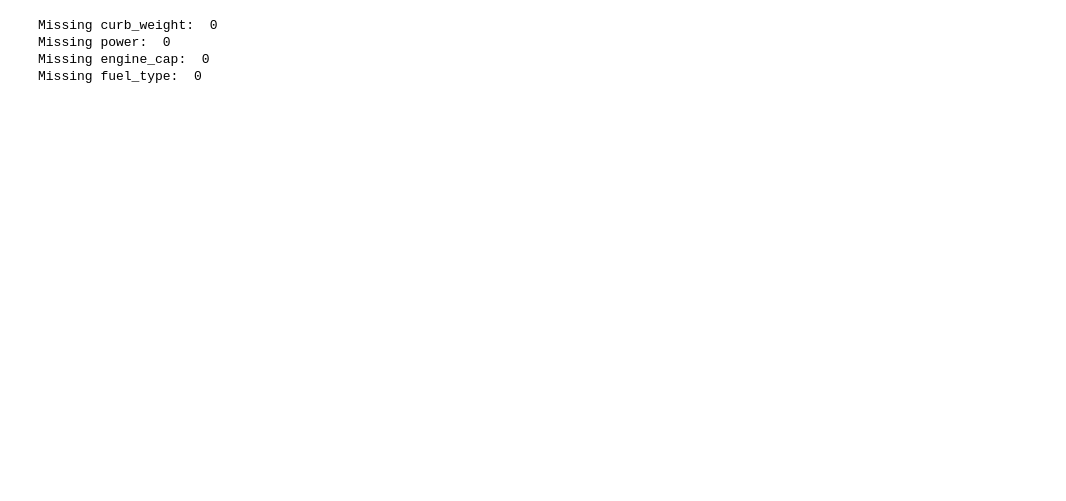
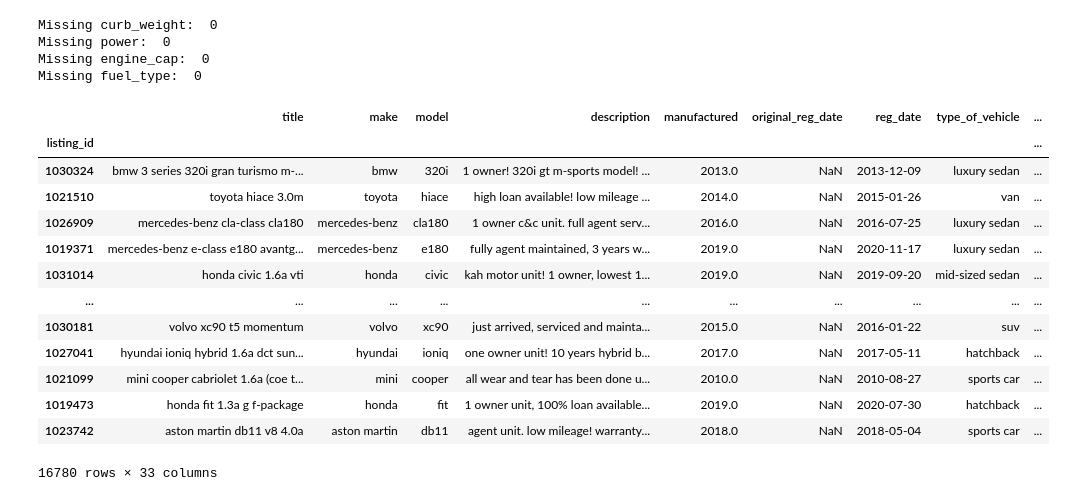
Before and after one commit to KrishnaKumarHariprasannan/cs5228-kpp, a Jupyter notebook: notebooks/cols_9_to_15.ipynb, the cells around one changed output. Cells and saved outputs as stored; diff of their text form; code cells hidden in the pictures; blank space fills up the shorter version.

Commit message:
a general transformer for converting values to categories

```diff
--- a/notebooks/cols_9_to_15.ipynb
+++ b/notebooks/cols_9_to_15.ipynb
@@ -186,6 +186,21 @@ class CarSpecsMissingWithTypeOfVehicle(BaseEstimator, TransformerMixin):
                 axis=1)
                 df.loc[:, col] = result
         return df
+# %%
+class ColumnValuesToCategory(BaseEstimator, TransformerMixin):
+    def __init__(self, col, new_col, bins, names):
+        self.bins = bins
+        self.names = names
+        self.col = col
+        self.new_col = new_col
+
+    def fit(self, df):
+        return self
+
+    def transform(self, input_df):
+        df = input_df.copy()
+        df[self.new_col] = pd.cut(df[self.col], bins, labels=names)
+        return df
 # %%
 pipeline_for_columns_9_to_15 = Pipeline(
     steps=[
@@ -196,7 +211,11 @@ pipeline_for_columns_9_to_15 = Pipeline(
         ("fuel_type", CarSpecificationsTransformer('fuel_type', ['make', 'model'], 'mode')),
         ("engine_cap", CarSpecificationsTransformer('engine_cap', ['make', 'model', 'type_of_vehicle', 'manufactured'])),
         ("fuel_type_missing", CarSpecsMissingWithTypeOfVehicle(['fuel_type'], 'mode')),
-        ("car_spec_missing", CarSpecsMissingWithTypeOfVehicle(['curb_weight', 'power', 'engine_cap'], 'mean'))
+        ("car_spec_missing", CarSpecsMissingWithTypeOfVehicle(['curb_weight', 'power', 'engine_cap'], 'mean')),
+        ("convert_value_to_category", ColumnValuesToCategory('engine_cap', 'engine_cap_range',
+                                                             [0, 600, 1000, 1600, 3000, np.inf],
+                                                             ['EC<=600 cc', '600 cc < EC <= 1000 cc ', '1000 cc < EC <= 1600 cc',
+                                                              '1600 cc < EC <= 3000 cc', 'EC > 3000 cc']))
     ]
 )
 # %%
@@ -215,0 +267,23 @@ Missing fuel_type:  0
+# %%
+bins = [0, 600, 1000, 1600, 3000, np.inf]
+names = ['EC<=600 cc', '600 cc < EC <= 1000 cc ', '1000 cc < EC <= 1600 cc', '1600 cc < EC <= 3000 cc', 'EC > 3000 cc']
+
+cleaned_df['engine_cap_range'] = pd.cut(cleaned_df['engine_cap'], bins, labels=names)
+# %%
+cleaned_df[cleaned_df.engine_cap == 1600].loc[:, ['engine_cap_range', 'engine_cap']]
+cleaned_df
+# %% [output]
+|  | title | make | model | description | manufactured | original_reg_date | reg_date | type_of_vehicle | ... |
+| listing_id |  |  |  |  |  |  |  |  | ... |
+| 1030324 | bmw 3 series 320i gran turismo m-... | bmw | 320i | 1 owner! 320i gt m-sports model! ... | 2013.0 | NaN | 2013-12-09 | luxury sedan | ... |
+| 1021510 | toyota hiace 3.0m | toyota | hiace | high loan available! low mileage ... | 2014.0 | NaN | 2015-01-26 | van | ... |
+| 1026909 | mercedes-benz cla-class cla180 | mercedes-benz | cla180 | 1 owner c&c unit. full agent serv... | 2016.0 | NaN | 2016-07-25 | luxury sedan | ... |
+| 1019371 | mercedes-benz e-class e180 avantg... | mercedes-benz | e180 | fully agent maintained, 3 years w... | 2019.0 | NaN | 2020-11-17 | luxury sedan | ... |
+| 1031014 | honda civic 1.6a vti | honda | civic | kah motor unit! 1 owner, lowest 1... | 2019.0 | NaN | 2019-09-20 | mid-sized sedan | ... |
+| ... | ... | ... | ... | ... | ... | ... | ... | ... | ... |
+| 1030181 | volvo xc90 t5 momentum | volvo | xc90 | just arrived, serviced and mainta... | 2015.0 | NaN | 2016-01-22 | suv | ... |
+| 1027041 | hyundai ioniq hybrid 1.6a dct sun... | hyundai | ioniq | one owner unit! 10 years hybrid b... | 2017.0 | NaN | 2017-05-11 | hatchback | ... |
+| 1021099 | mini cooper cabriolet 1.6a (coe t... | mini | cooper | all wear and tear has been done u... | 2010.0 | NaN | 2010-08-27 | sports car | ... |
+| 1019473 | honda fit 1.3a g f-package | honda | fit | 1 owner unit, 100% loan available... | 2019.0 | NaN | 2020-07-30 | hatchback | ... |
+| 1023742 | aston martin db11 v8 4.0a | aston martin | db11 | agent unit. low mileage! warranty... | 2018.0 | NaN | 2018-05-04 | sports car | ... |
+16780 rows × 33 columns
```
Also changed, not shown: parts of 3 cells of this notebook, 2 other files.
